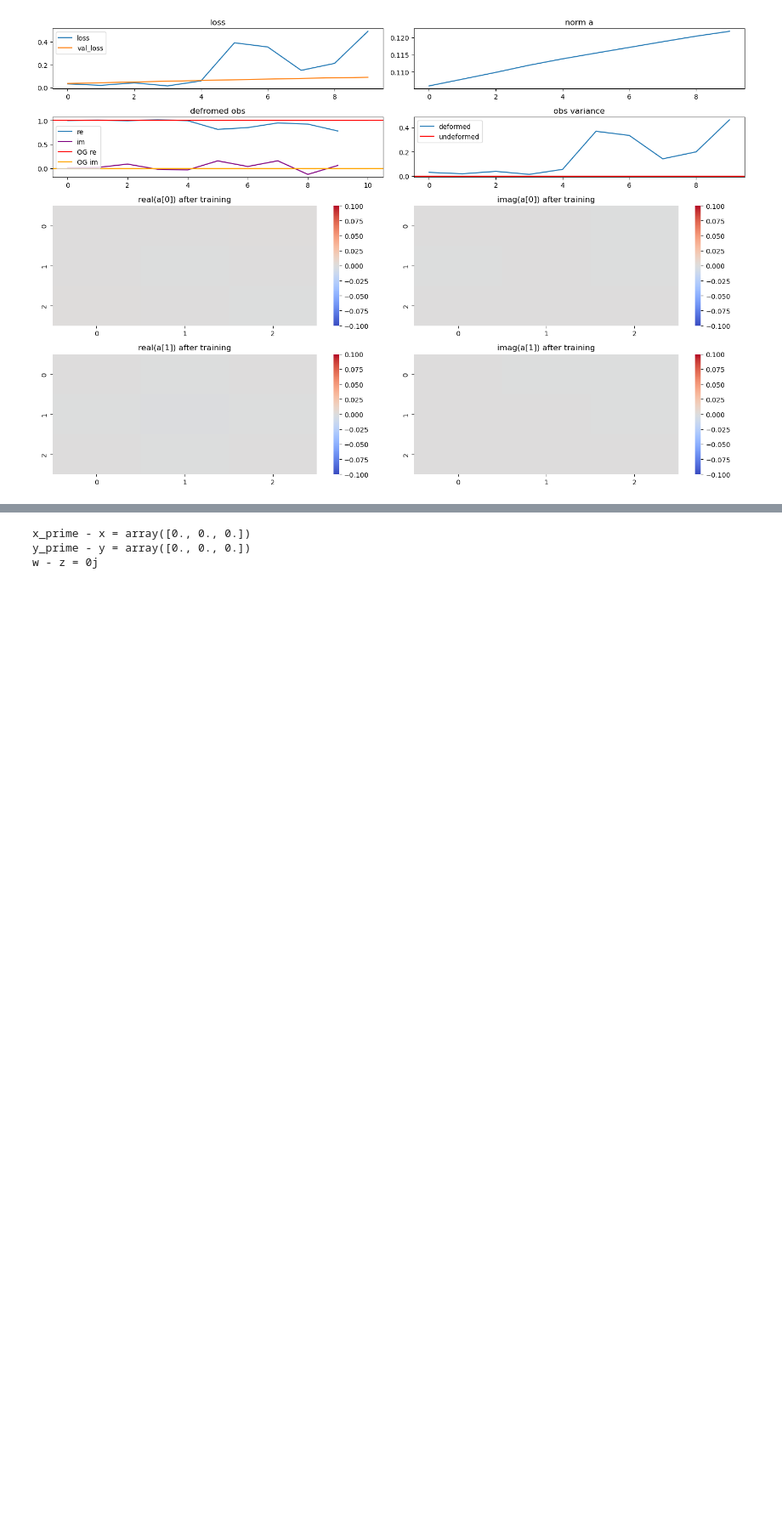
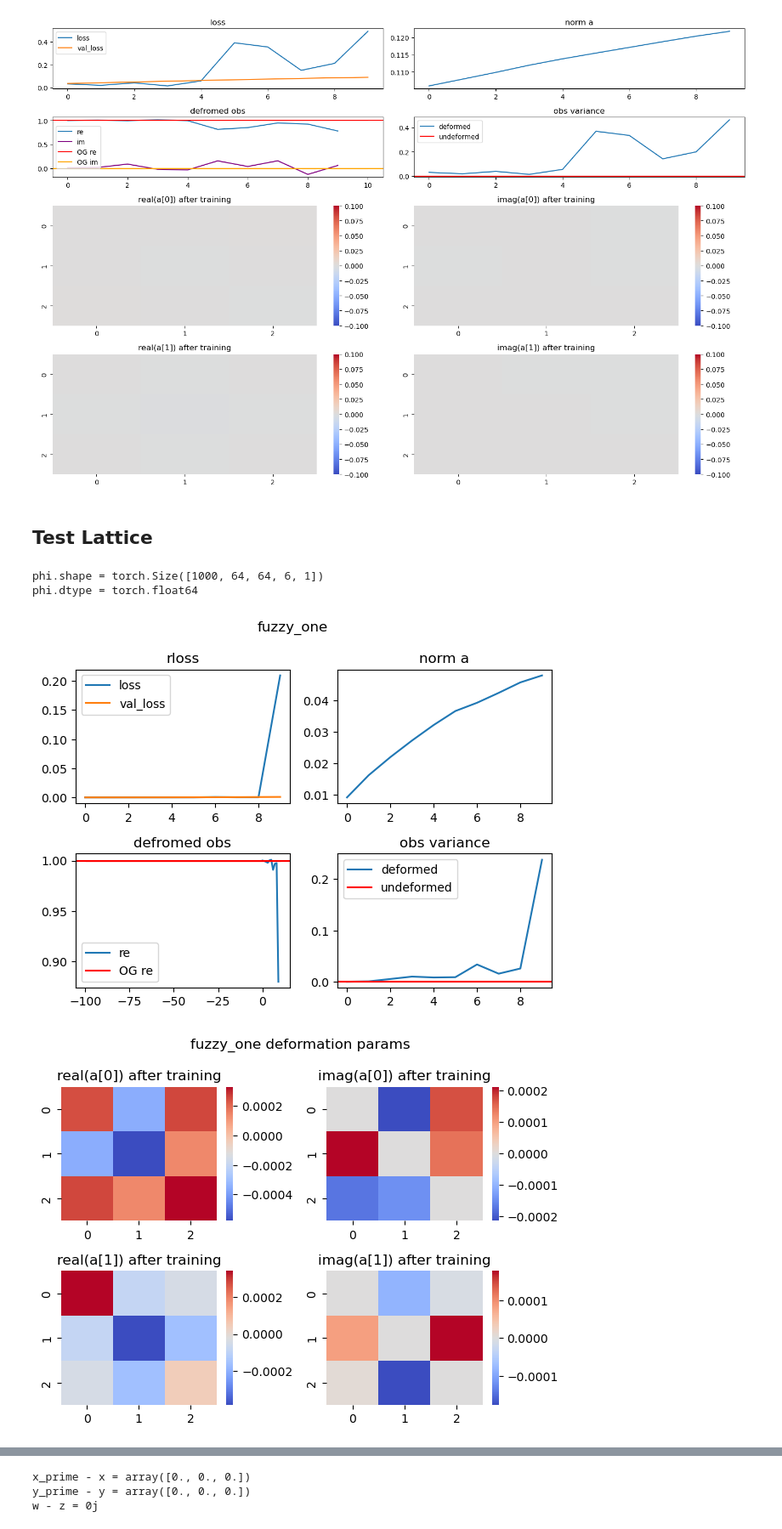
Before and after one commit to dHuberYoumans/CPNStN, a Jupyter notebook: toy_model/scrapbook.ipynb, the cells around one changed output, grey strips where cells are left out. Shown at 85% size. Cells and saved outputs as stored; diff of their text form; code cells hidden in the pictures; blank space fills up the shorter version.

Commit message:
testing lattice

```diff
--- a/toy_model/scrapbook.ipynb
+++ b/toy_model/scrapbook.ipynb
@@ -2076,3 +2092,5 @@ plt.tight_layout()
 plt.show();
 # %% [output]
 [figure]
+# %% [markdown]
+## Test Lattice
@@ -2079 +2185,63 @@ plt.show();
+# %%
+################ LATTICE ########################
+L = 64
+beta = 4.5
+Nc = 3
+n_cfg = 1_000
+ens = np.fromfile(f'cpn_b{beta:.1f}_L{L}_Nc{Nc}_ens.dat', dtype=np.complex128).reshape(n_cfg, L, L, Nc)
+
+
+# PREPPING SAMPLES
+n=2
+rk = n
+dim = n**2 + 2*n
+phi = cmplx2real(torch.tensor(ens).unsqueeze(-1))
+print(f"{phi.shape = }")
+print(f"{phi.dtype = }")
+
+# ACTION FUNCTIONAL
+S = lambda phi: LatticeActionFunctional(n).action_centered(phi.cdouble(),beta)
+
+# OBSERVABLE
+i,j = 0, 1
+obs = LatObs.fuzzy_one
+# obs = lambda phi: LatObs.one_pt(phi,i,j) # fuzzy_zero
+# obs = lambda phi: LatObs.two_pt(phi,i,j)
+
+a0 = 1e-5 * torch.rand(L,L,dim)
+deformation = Homogeneous(a0,n,spacetime="2D")
+
+deformation_type = "lattice"
+batch_size = 16
+
+# LEARNING RATE
+alpha = 1e-4
+
+# LOSS
+loss_fct = rloss
+
+# MODEL
+params = dict(
+    action = S,
+    deformation = deformation,
+    observable = obs,
+    beta = beta
+)
+
+model = CP(n,**params)
+
+# SET EPOCHS
+epochs = 100
+
+# TRAINING
+observable, observable_var, losses_train, losses_val, anorm, a0, af = train(model,phi,epochs=epochs,loss_fct=loss_fct,batch_size=batch_size,lr=alpha)
+
+undeformed_obs = obs(phi)
+
+plot_data(n,observable,observable_var,undeformed_obs,af,anorm,losses_train,losses_val,loss_fct.__name__,deformation_type,obs.__name__)#loss_name[loss_fct]
+# %% [output]
+phi.shape = torch.Size([1000, 64, 64, 6, 1])
+phi.dtype = torch.float64
+[figure, added]
+[figure, added]
 # %% [markdown]
```
Also changed, not shown: parts of 8 cells of this notebook.
